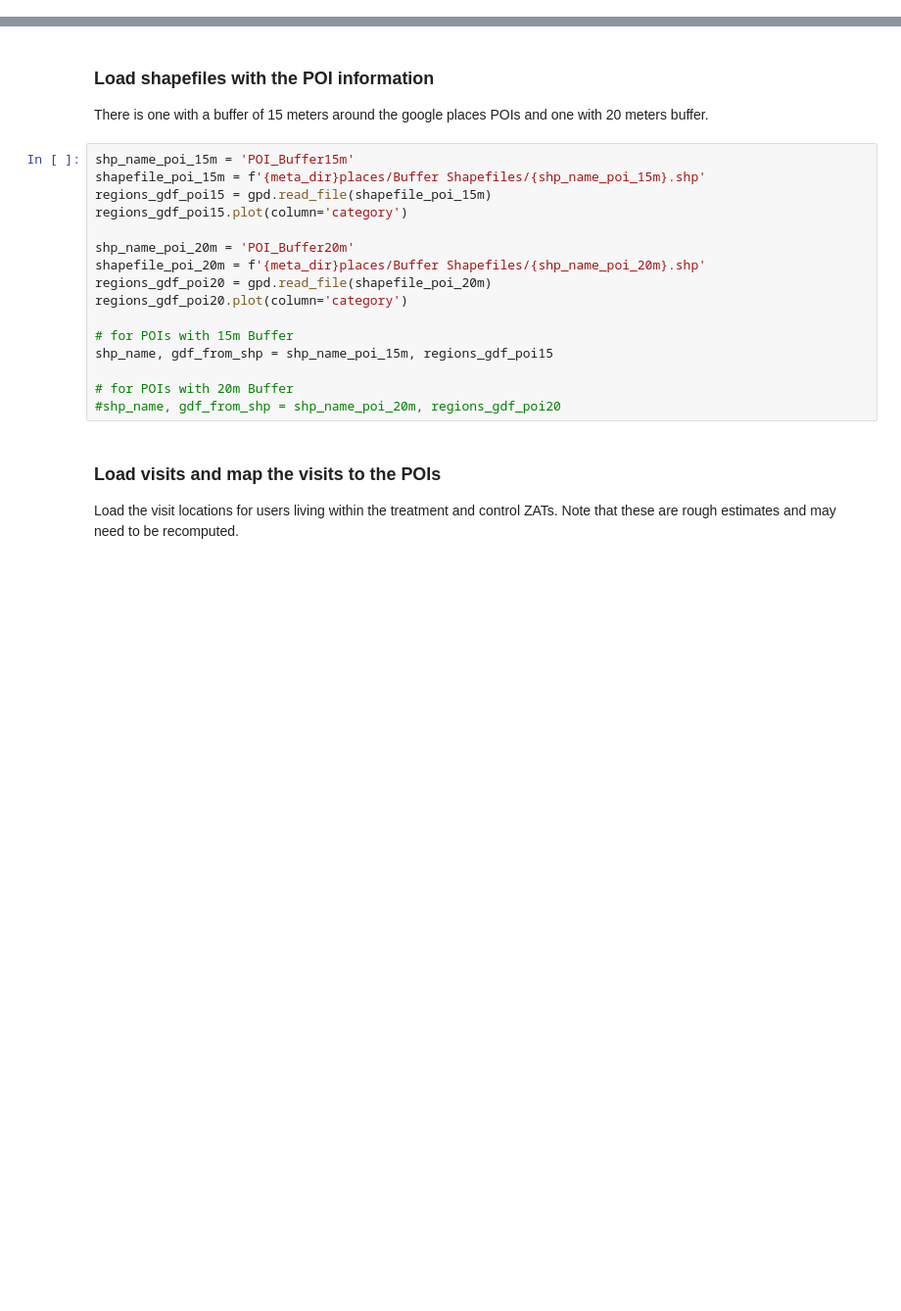
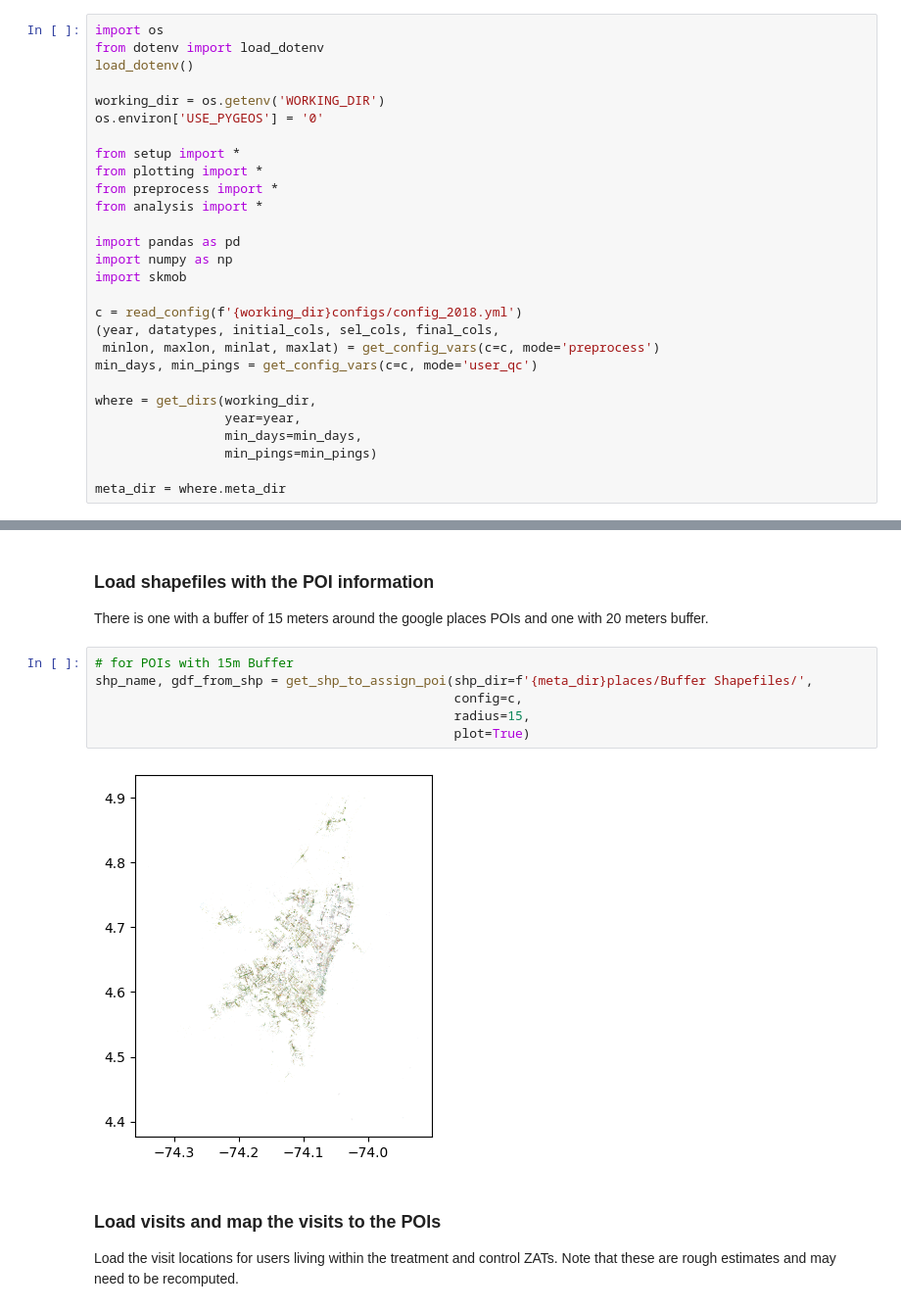
Before and after one commit to spur-eth/mobile_data_colombia, a Jupyter notebook: code/visit_analysis.ipynb, the cells around one changed output, grey strips where cells are left out. Shown at 98% size. Saved outputs shown, nothing was run; the diff lists cells and outputs as text; blank space fills up the shorter version.

Commit message:
update mobility and visit analysis to run with config and 2018 data

```diff
--- a/code/visit_analysis.ipynb
+++ b/code/visit_analysis.ipynb
@@ -50,0 +4,28 @@ print(len(home_df), len(home_df_w_tc))
+# %%
+import os
+from dotenv import load_dotenv
+load_dotenv()
+
+working_dir = os.getenv('WORKING_DIR')
+os.environ['USE_PYGEOS'] = '0'
+
+from setup import *
+from plotting import *
+from preprocess import *
+from analysis import *
+
+import pandas as pd
+import numpy as np
+import skmob
+
+c = read_config(f'{working_dir}configs/config_2018.yml')
+(year, datatypes, initial_cols, sel_cols, final_cols,
+ minlon, maxlon, minlat, maxlat) = get_config_vars(c=c, mode='preprocess')
+min_days, min_pings = get_config_vars(c=c, mode='user_qc')
+
+where = get_dirs(working_dir,
+                 year=year,
+                 min_days=min_days,
+                 min_pings=min_pings)
+
+meta_dir = where.meta_dir
@@ -53,22 +58,14 @@ sel_zat_home_locs_meta = pd.read_csv(sel_zat_home_locs_meta_fp)
 # %% [markdown]
 ### Load shapefiles with the POI information
 There is one with a buffer of 15 meters around the google places POIs and one with 20 meters buffer.
-# %%
-shp_name_poi_15m = 'POI_Buffer15m'
-shapefile_poi_15m = f'{meta_dir}places/Buffer Shapefiles/{shp_name_poi_15m}.shp'
-regions_gdf_poi15 = gpd.read_file(shapefile_poi_15m)
-regions_gdf_poi15.plot(column='category')
-
-shp_name_poi_20m = 'POI_Buffer20m'
-shapefile_poi_20m = f'{meta_dir}places/Buffer Shapefiles/{shp_name_poi_20m}.shp'
-regions_gdf_poi20 = gpd.read_file(shapefile_poi_20m)
-regions_gdf_poi20.plot(column='category')
-
-# for POIs with 15m Buffer
-shp_name, gdf_from_shp = shp_name_poi_15m, regions_gdf_poi15
-
-# for POIs with 20m Buffer
-#shp_name, gdf_from_shp = shp_name_poi_20m, regions_gdf_poi20
+# %%
+# for POIs with 15m Buffer
+shp_name, gdf_from_shp = get_shp_to_assign_poi(shp_dir=f'{meta_dir}places/Buffer Shapefiles/',
+                                               config=c,
+                                               radius=15,
+                                               plot=True)
+# %% [output]
+[figure, added]
 # %% [markdown]
 ### Load visits and map the visits to the POIs
 Load the visit locations for users living within the treatment and control ZATs. Note that these are rough estimates and may need to be recomputed.
```
Also changed, not shown: parts of 30 cells of this notebook, 1 other file.
